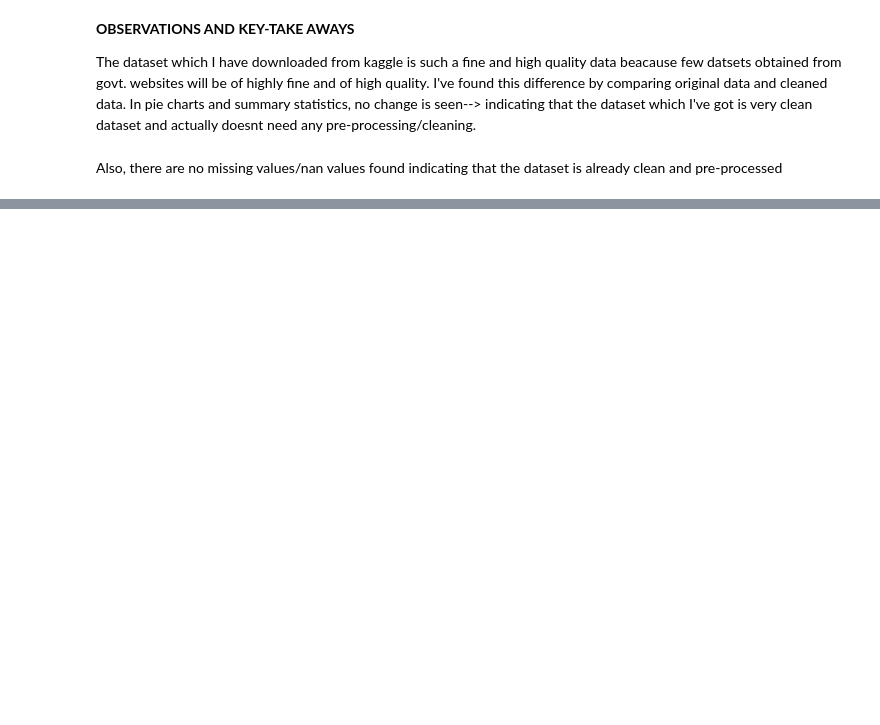
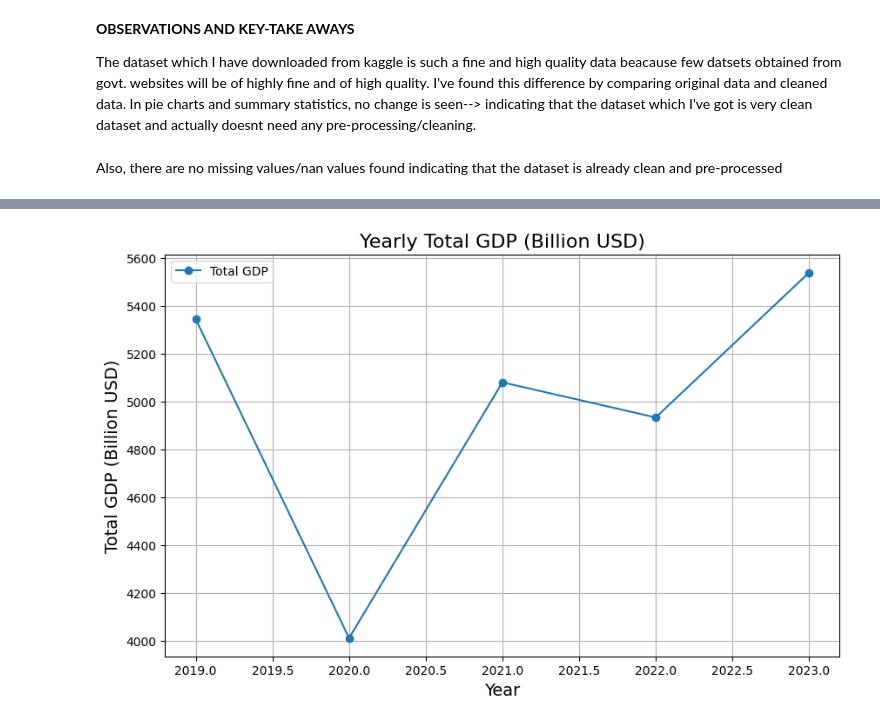
Before and after one commit to JOSHITHA6/GDP_PRODUCTIVITY_INFO, a Jupyter notebook: GDP_PRODUCTION.ipynb, the cells around one changed output, grey strips where cells are left out. Cells and saved outputs as stored; diff of their text form; code cells hidden in the pictures; blank space fills up the shorter version.

```diff
--- a/GDP_PRODUCTION.ipynb
+++ b/GDP_PRODUCTION.ipynb
@@ -227,0 +380,13 @@ Also, there are no missing values/nan values found indicating that the dataset i
+# %%
+import matplotlib.pyplot as plt
+
+plt.figure(figsize=(10, 6))
+plt.plot(yearly_metrics['Year'], yearly_metrics['Total_GDP_Billion_USD'], marker='o', label='Total GDP')
+plt.title("Yearly Total GDP (Billion USD)", fontsize=16)
+plt.xlabel("Year", fontsize=14)
+plt.ylabel("Total GDP (Billion USD)", fontsize=14)
+plt.grid(True)
+plt.legend()
+plt.show()
+# %% [output]
+[figure, added]
```
Also changed, not shown: parts of 5 cells of this notebook.
